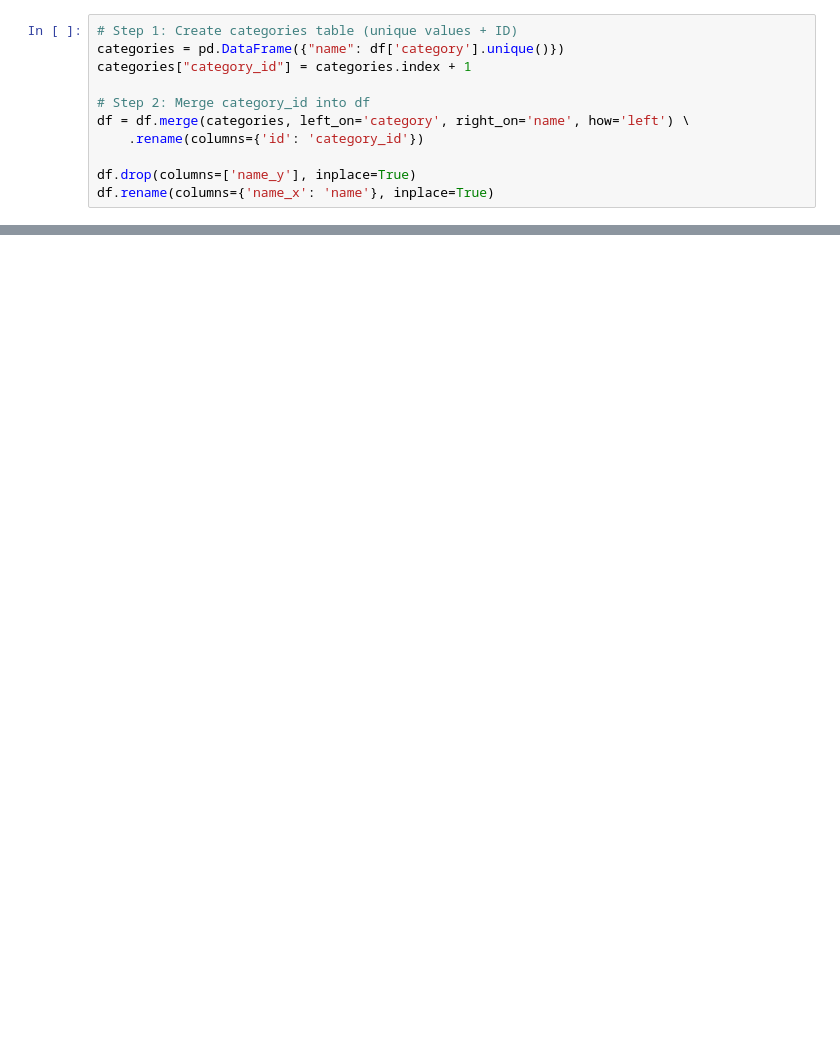
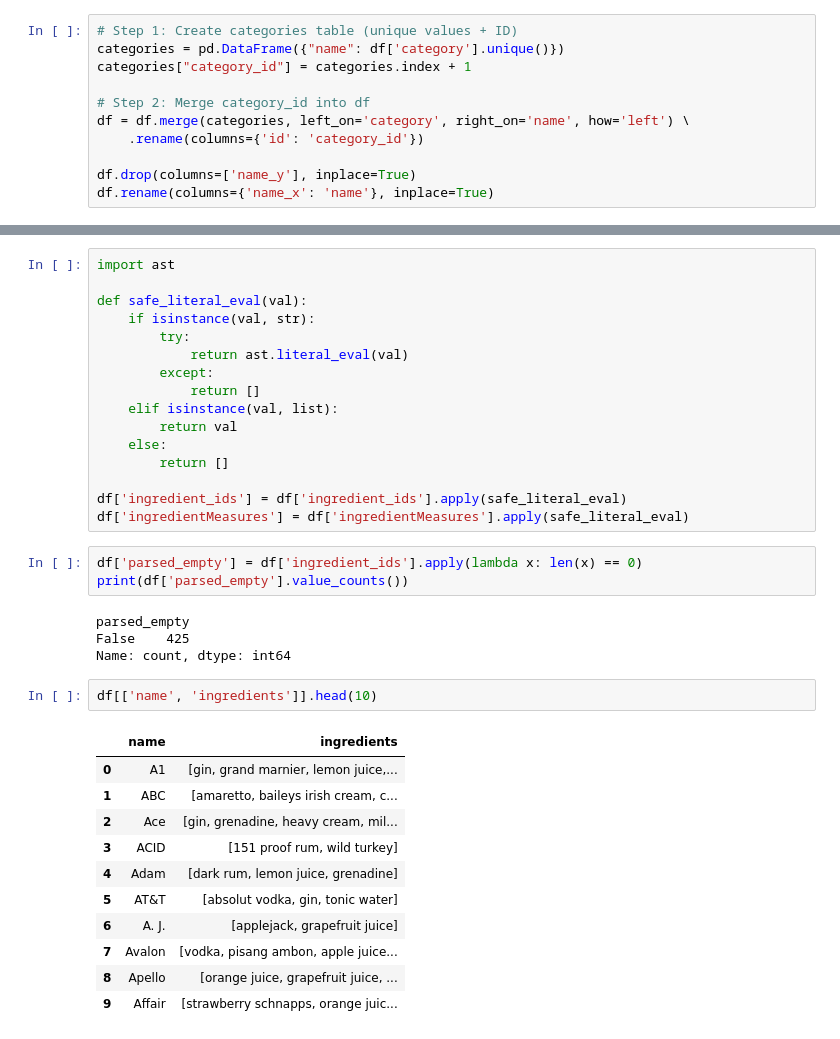
Before and after one commit to lethanhdatphumy/Cocktail-Recommendation-System, a Jupyter notebook: notebooks/03-normalization.ipynb, the cells around one changed output, grey strips where cells are left out. Cells and saved outputs as stored; diff of their text form; blank space fills up the shorter version.

```diff
--- a/notebooks/03-normalization.ipynb
+++ b/notebooks/03-normalization.ipynb
@@ -94,0 +257,37 @@ KeyError: 'category_id'
+# %%
+import ast
+
+def safe_literal_eval(val):
+    if isinstance(val, str):
+        try:
+            return ast.literal_eval(val)
+        except:
+            return []
+    elif isinstance(val, list):
+        return val
+    else:
+        return []
+
+df['ingredient_ids'] = df['ingredient_ids'].apply(safe_literal_eval)
+df['ingredientMeasures'] = df['ingredientMeasures'].apply(safe_literal_eval)
+# %%
+df['parsed_empty'] = df['ingredient_ids'].apply(lambda x: len(x) == 0)
+print(df['parsed_empty'].value_counts())
+# %% [output]
+parsed_empty
+False    425
+Name: count, dtype: int64
+# %%
+df[['name', 'ingredients']].head(10)
+# %% [output]
+|  | name | ingredients |
+| 0 | A1 | [gin, grand marnier, lemon juice,... |
+| 1 | ABC | [amaretto, baileys irish cream, c... |
+| 2 | Ace | [gin, grenadine, heavy cream, mil... |
+| 3 | ACID | [151 proof rum, wild turkey] |
+| 4 | Adam | [dark rum, lemon juice, grenadine] |
+| 5 | AT&T | [absolut vodka, gin, tonic water] |
+| 6 | A. J. | [applejack, grapefruit juice] |
+| 7 | Avalon | [vodka, pisang ambon, apple juice... |
+| 8 | Apello | [orange juice, grapefruit juice, ... |
+| 9 | Affair | [strawberry schnapps, orange juic... |
```
Also changed, not shown: parts of 22 cells of this notebook, 4 other files.
